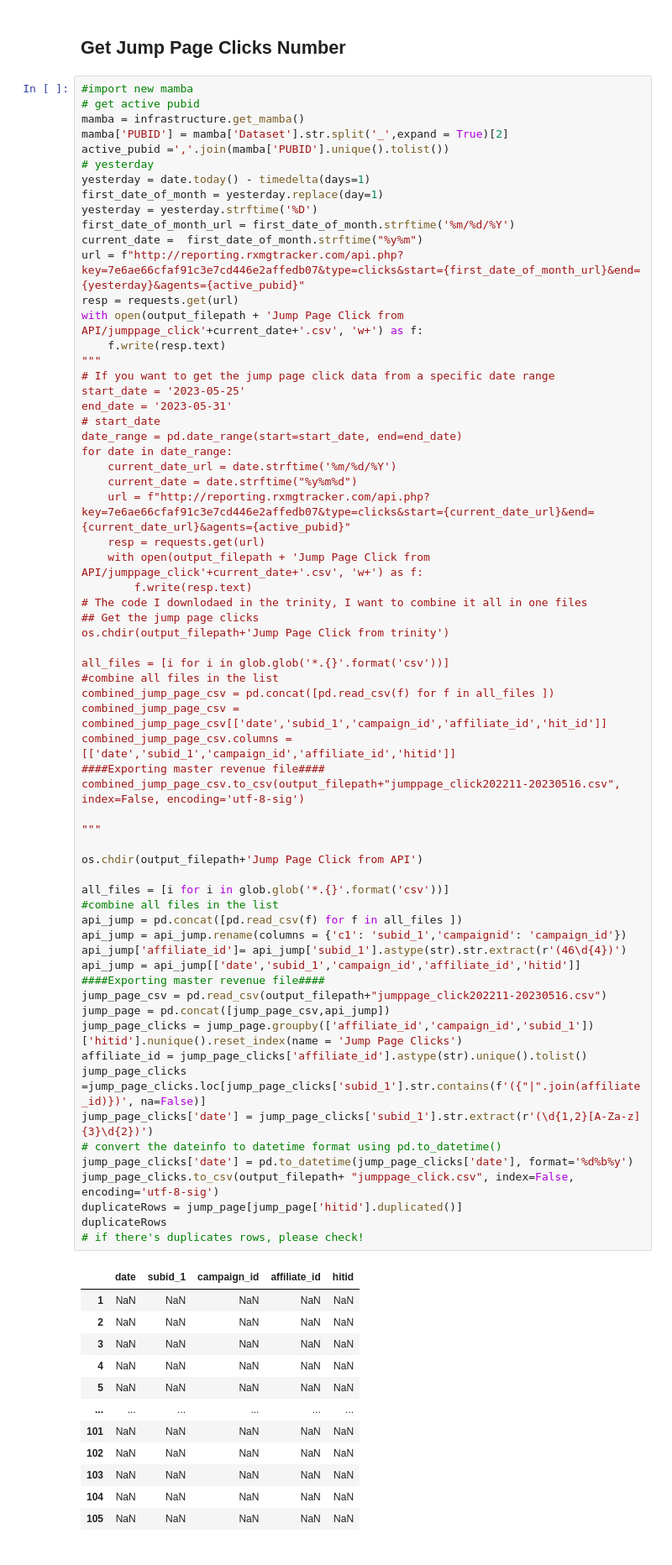
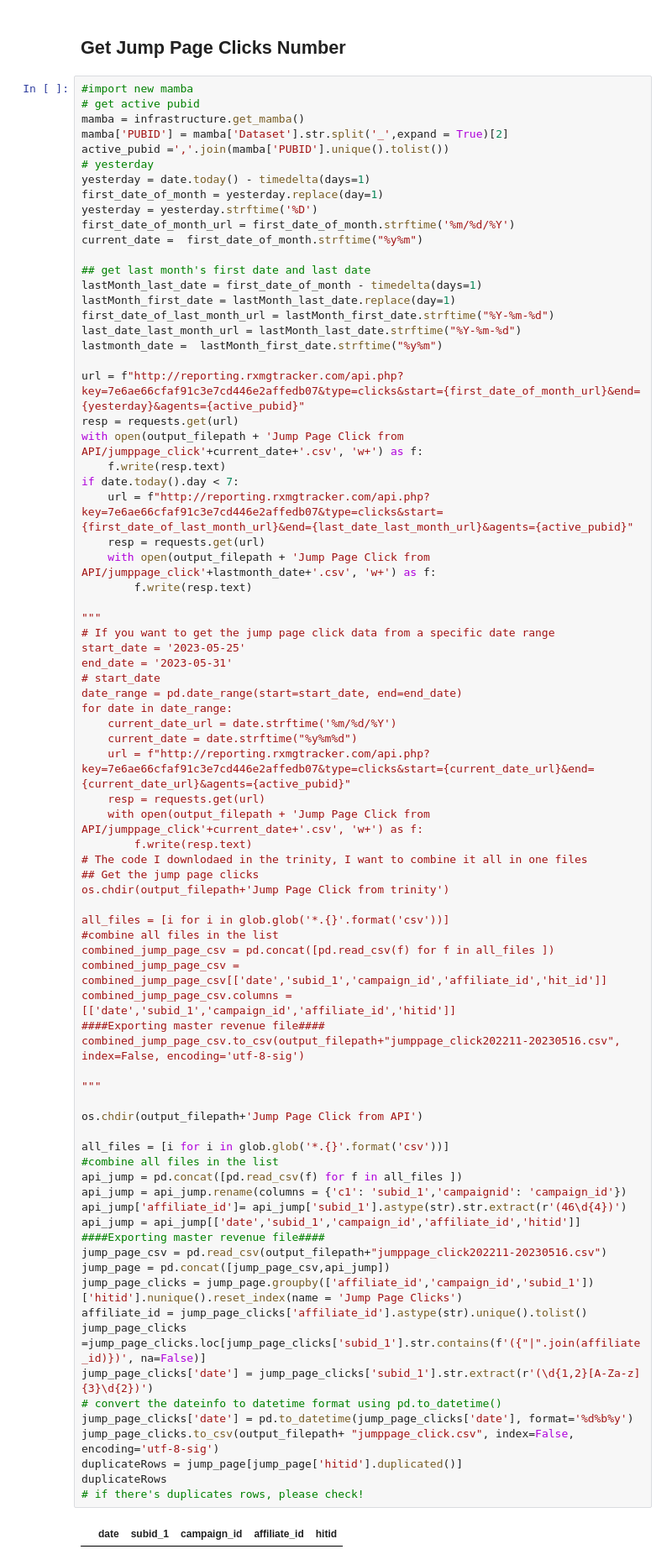
Before and after one commit to RXMG/SMS_Report, a Jupyter notebook: Daily_Reporting/Data_Cleaning.ipynb, the cells around one changed output. Shown at 84% size. Drawn from its saved outputs; the diff is of its cells as text.

```diff
--- a/Daily_Reporting/Data_Cleaning.ipynb
+++ b/Daily_Reporting/Data_Cleaning.ipynb
@@ -71,10 +77,24 @@ first_date_of_month = yesterday.replace(day=1)
 yesterday = yesterday.strftime('%D')
 first_date_of_month_url = first_date_of_month.strftime('%m/%d/%Y')
 current_date =  first_date_of_month.strftime("%y%m")
+
+## get last month's first date and last date
+lastMonth_last_date = first_date_of_month - timedelta(days=1)
+lastMonth_first_date = lastMonth_last_date.replace(day=1)
+first_date_of_last_month_url = lastMonth_first_date.strftime("%Y-%m-%d")
+last_date_last_month_url = lastMonth_last_date.strftime("%Y-%m-%d")
+lastmonth_date =  lastMonth_first_date.strftime("%y%m")
+
 url = f"http://reporting.rxmgtracker.com/api.php?key=7e6ae66cfaf91c3e7cd446e2affedb07&type=clicks&start={first_date_of_month_url}&end={yesterday}&agents={active_pubid}"
 resp = requests.get(url)
 with open(output_filepath + 'Jump Page Click from API/jumppage_click'+current_date+'.csv', 'w+') as f:
     f.write(resp.text)
+if date.today().day < 7:
+    url = f"http://reporting.rxmgtracker.com/api.php?key=7e6ae66cfaf91c3e7cd446e2affedb07&type=clicks&start={first_date_of_last_month_url}&end={last_date_last_month_url}&agents={active_pubid}"
+    resp = requests.get(url)
+    with open(output_filepath + 'Jump Page Click from API/jumppage_click'+lastmonth_date+'.csv', 'w+') as f:
+        f.write(resp.text)
+
 """
 # If you want to get the jump page click data from a specific date range
 start_date = '2023-05-25'
@@ -98,41 +118,30 @@ combined_jump_page_csv = pd.concat([pd.read_csv(f) for f in all_files ])
 combined_jump_page_csv = combined_jump_page_csv[['date','subid_1','campaign_id','affiliate_id','hit_id']]
 combined_jump_page_csv.columns = [['date','subid_1','campaign_id','affiliate_id','hitid']]
 ####Exporting master revenue file####
 combined_jump_page_csv.to_csv(output_filepath+"jumppage_click202211-20230516.csv", index=False, encoding='utf-8-sig')
 
 """
 
 os.chdir(output_filepath+'Jump Page Click from API')
 
 all_files = [i for i in glob.glob('*.{}'.format('csv'))]
 #combine all files in the list
 api_jump = pd.concat([pd.read_csv(f) for f in all_files ])
 api_jump = api_jump.rename(columns = {'c1': 'subid_1','campaignid': 'campaign_id'})
 api_jump['affiliate_id']= api_jump['subid_1'].astype(str).str.extract(r'(46\d{4})')
 api_jump = api_jump[['date','subid_1','campaign_id','affiliate_id','hitid']]
 ####Exporting master revenue file####
 jump_page_csv = pd.read_csv(output_filepath+"jumppage_click202211-20230516.csv")
 jump_page = pd.concat([jump_page_csv,api_jump])
 jump_page_clicks = jump_page.groupby(['affiliate_id','campaign_id','subid_1'])['hitid'].nunique().reset_index(name = 'Jump Page Clicks')
 affiliate_id = jump_page_clicks['affiliate_id'].astype(str).unique().tolist()
 jump_page_clicks =jump_page_clicks.loc[jump_page_clicks['subid_1'].str.contains(f'({"|".join(affiliate_id)})', na=False)]
 jump_page_clicks['date'] = jump_page_clicks['subid_1'].str.extract(r'(\d{1,2}[A-Za-z]{3}\d{2})')
 # convert the dateinfo to datetime format using pd.to_datetime()
 jump_page_clicks['date'] = pd.to_datetime(jump_page_clicks['date'], format='%d%b%y')
 jump_page_clicks.to_csv(output_filepath+ "jumppage_click.csv", index=False, encoding='utf-8-sig')
 duplicateRows = jump_page[jump_page['hitid'].duplicated()]
 duplicateRows
 # if there's duplicates rows, please check!
 # %% [output]
 |  | date | subid_1 | campaign_id | affiliate_id | hitid |
-| 1 | NaN | NaN | NaN | NaN | NaN |
-| 2 | NaN | NaN | NaN | NaN | NaN |
-| 3 | NaN | NaN | NaN | NaN | NaN |
-| 4 | NaN | NaN | NaN | NaN | NaN |
-| 5 | NaN | NaN | NaN | NaN | NaN |
-| ... | ... | ... | ... | ... | ... |
-| 101 | NaN | NaN | NaN | NaN | NaN |
-| 102 | NaN | NaN | NaN | NaN | NaN |
-| 103 | NaN | NaN | NaN | NaN | NaN |
-| 104 | NaN | NaN | NaN | NaN | NaN |
-| 105 | NaN | NaN | NaN | NaN | NaN |
```
Also changed, not shown: parts of 12 cells of this notebook, 4 other files.
